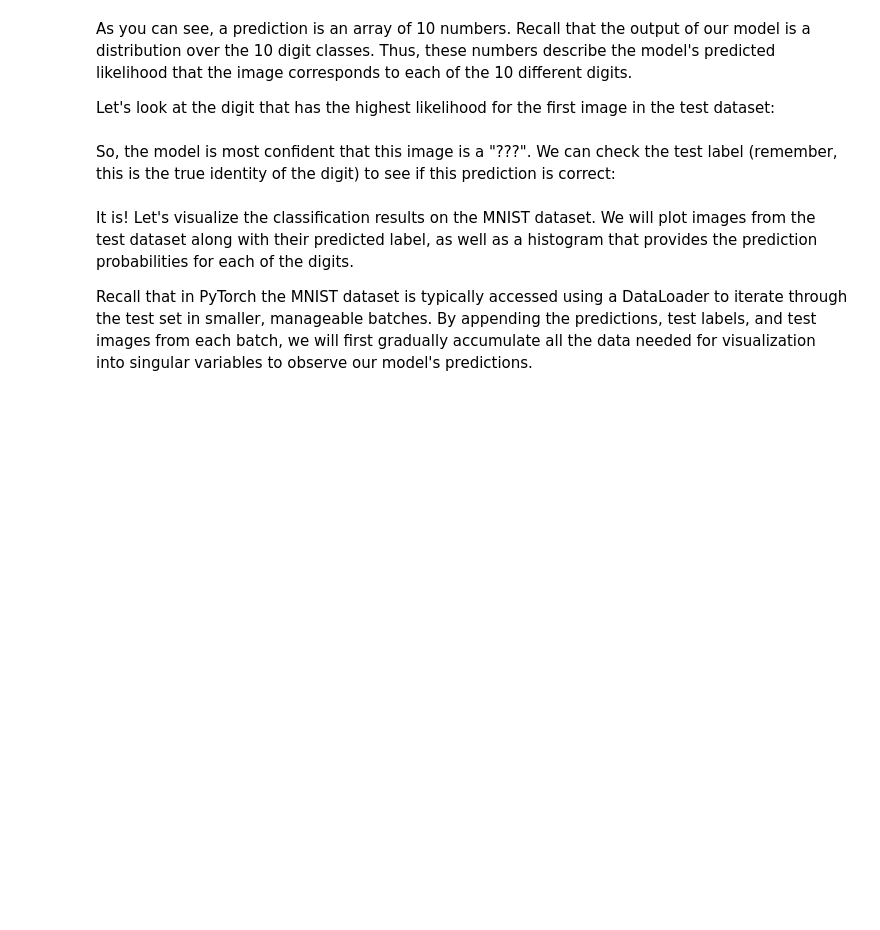
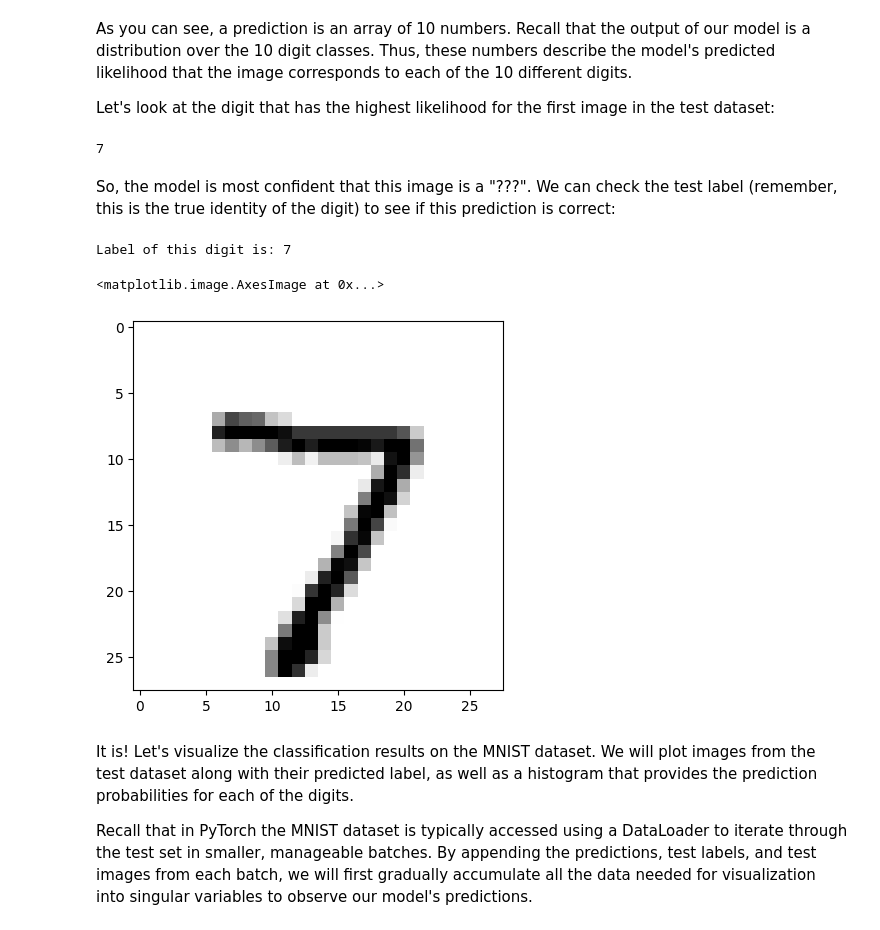
Before and after one commit to hashim54/introtodeeplearning, a Jupyter notebook: lab2/PT_Part1_MNIST.ipynb, the cells around one changed output. Cells and saved outputs as stored; diff of their text form; code cells hidden in the pictures; blank space fills up the shorter version.

```diff
--- a/lab2/PT_Part1_MNIST.ipynb
+++ b/lab2/PT_Part1_MNIST.ipynb
@@ -468,15 +525,22 @@ Let's look at the digit that has the highest likelihood for the first image in t
 # %%
 '''TODO: identify the digit with the highest likelihood prediction for the first
     image in the test dataset. '''
+import numpy
 predictions_value = predictions_test_image.cpu().detach().numpy() #.cpu() to copy tensor to memory first
-prediction = # TODO
+prediction = numpy.argmax(predictions_value)
 print(prediction)
+# %% [output]
+7
 # %% [markdown]
 So, the model is most confident that this image is a "???". We can check the test label (remember, this is the true identity of the digit) to see if this prediction is correct:
 # %%
 print("Label of this digit is:", test_label)
 plt.imshow(test_image[0,0,:,:].cpu(), cmap=plt.cm.binary)
-comet_model_2.log_figure(figure=plt)
+#comet_model_2.log_figure(figure=plt)
+# %% [output]
+Label of this digit is: 7
+<matplotlib.image.AxesImage at 0x...>
+[figure, added]
 # %% [markdown]
 It is! Let's visualize the classification results on the MNIST dataset. We will plot images from the test dataset along with their predicted label, as well as a histogram that provides the prediction probabilities for each of the digits.
 
```
Also changed, not shown: parts of 15 cells of this notebook.
